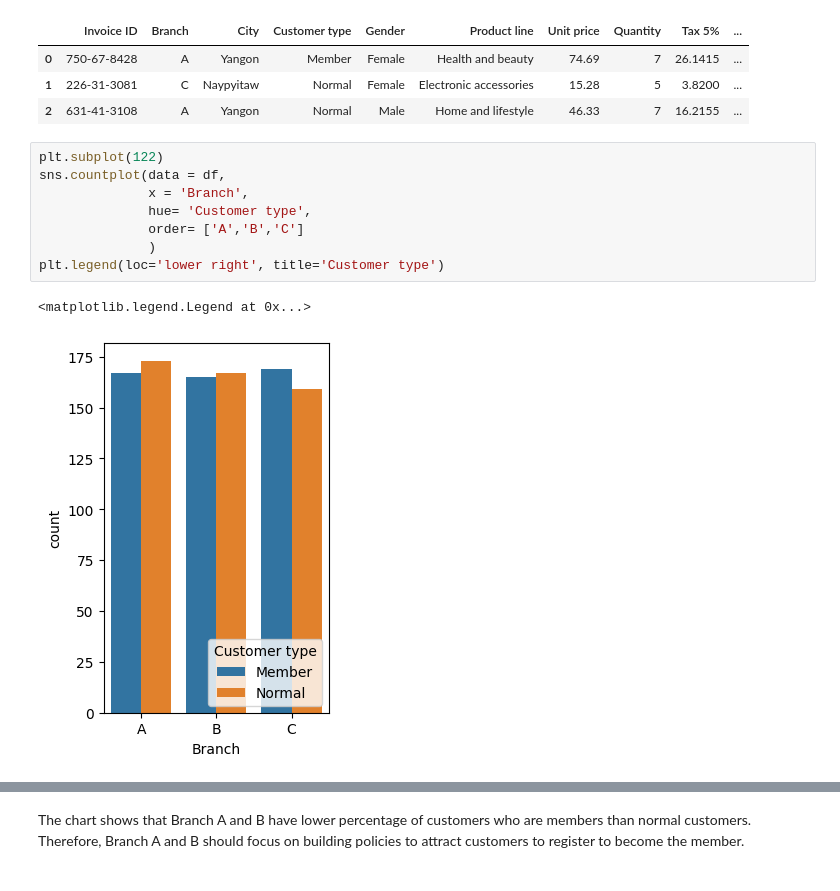
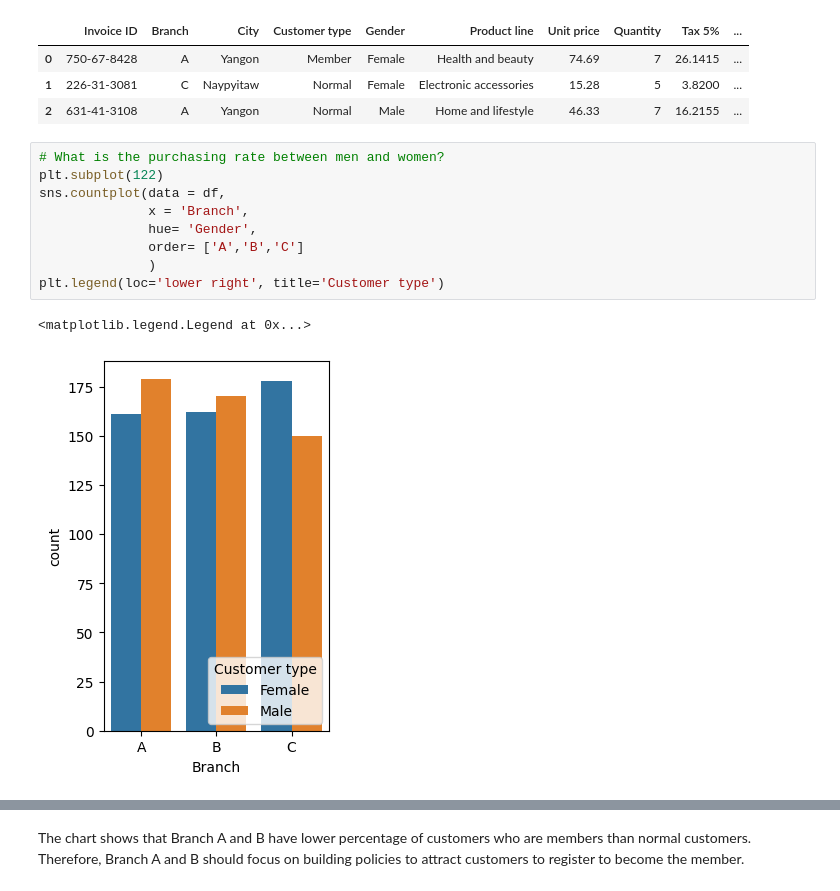
Before and after one commit to PhuongThanh1402/Python_Projects, a Jupyter notebook: Supermarket_sales.ipynb, the cells around one changed output, grey strips where cells are left out. Cells and saved outputs as stored; diff of their text form.

```diff
--- a/Supermarket_sales.ipynb
+++ b/Supermarket_sales.ipynb
@@ -176,13 +178,14 @@ df.head(3)
 | 1 | 226-31-3081 | C | Naypyitaw | Normal | Female | Electronic accessories | 15.28 | 5 | 3.8200 | ... |
 | 2 | 631-41-3108 | A | Yangon | Normal | Male | Home and lifestyle | 46.33 | 7 | 16.2155 | ... |
 # %%
+# What is the purchasing rate between men and women?
 plt.subplot(122)
 sns.countplot(data = df,
               x = 'Branch',
-              hue= 'Customer type',
+              hue= 'Gender',
               order= ['A','B','C']
               )
 plt.legend(loc='lower right', title='Customer type')
 # %% [output]
 <matplotlib.legend.Legend at 0x...>
-[figure, old version]
+[figure, new version]
```
Also changed, not shown: parts of 8 cells of this notebook.
